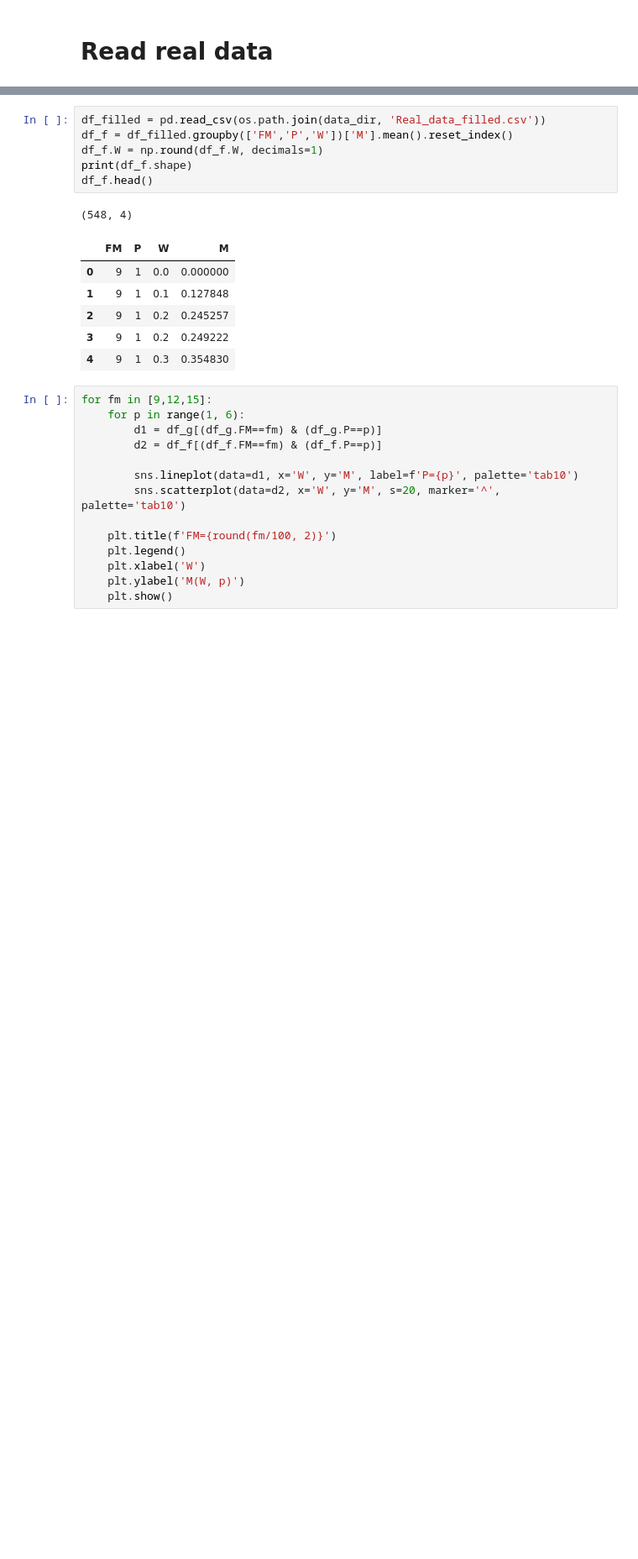
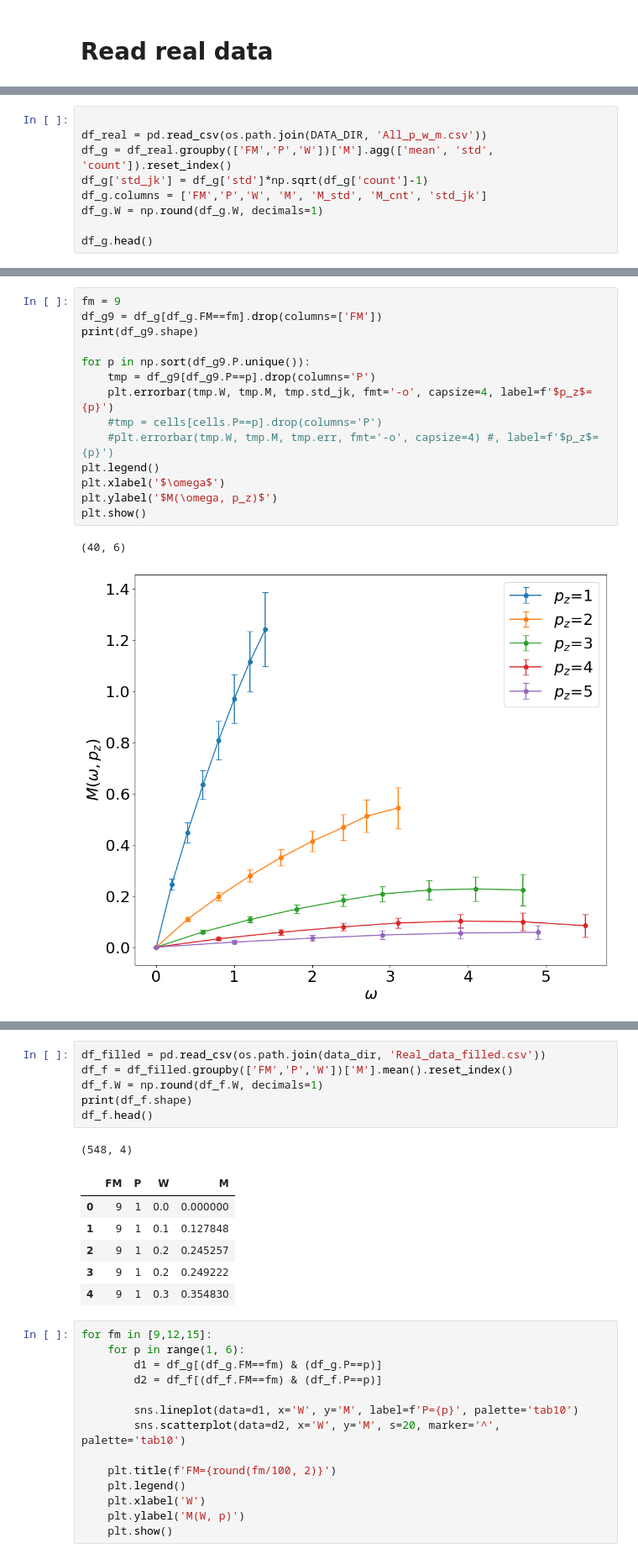
Before and after one commit to xperthut/Particle_Physics, a Jupyter notebook: Helicity/Code/prepare_data.ipynb, the cells around one changed output, grey strips where cells are left out. Shown at 84% size. Drawn from its saved outputs; the diff is of its cells as text; blank space fills up the shorter version.

```diff
--- a/Helicity/Code/prepare_data.ipynb
+++ b/Helicity/Code/prepare_data.ipynb
@@ -42,0 +139,9 @@ df_g.head()
+# %%
+
+df_real = pd.read_csv(os.path.join(DATA_DIR, 'All_p_w_m.csv'))
+df_g = df_real.groupby(['FM','P','W'])['M'].agg(['mean', 'std', 'count']).reset_index()
+df_g['std_jk'] = df_g['std']*np.sqrt(df_g['count']-1)
+df_g.columns = ['FM','P','W', 'M', 'M_std', 'M_cnt', 'std_jk']
+df_g.W = np.round(df_g.W, decimals=1)
+
+df_g.head()
@@ -42,0 +155,17 @@ df_g.head()
+# %%
+fm = 9
+df_g9 = df_g[df_g.FM==fm].drop(columns=['FM'])
+print(df_g9.shape)
+
+for p in np.sort(df_g9.P.unique()):
+    tmp = df_g9[df_g9.P==p].drop(columns='P')
+    plt.errorbar(tmp.W, tmp.M, tmp.std_jk, fmt='-o', capsize=4, label=f'$p_z$={p}')
+    #tmp = cells[cells.P==p].drop(columns='P')
+    #plt.errorbar(tmp.W, tmp.M, tmp.err, fmt='-o', capsize=4) #, label=f'$p_z$={p}')
+plt.legend()
+plt.xlabel('$\omega$')
+plt.ylabel('$M(\omega, p_z)$')
+plt.show()
+# %% [output]
+(40, 6)
+[figure, added]
```
Also changed, not shown: parts of 15 cells of this notebook, 9 other files.
